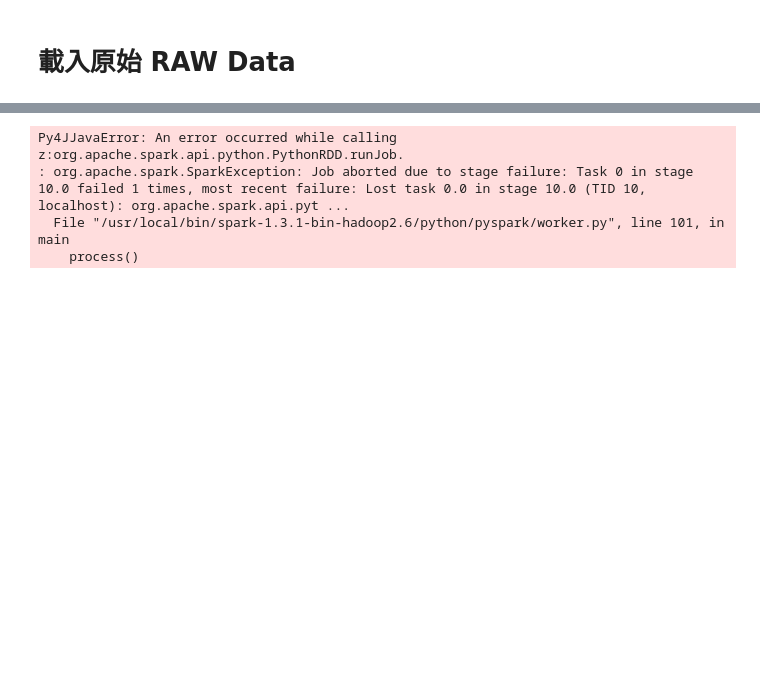
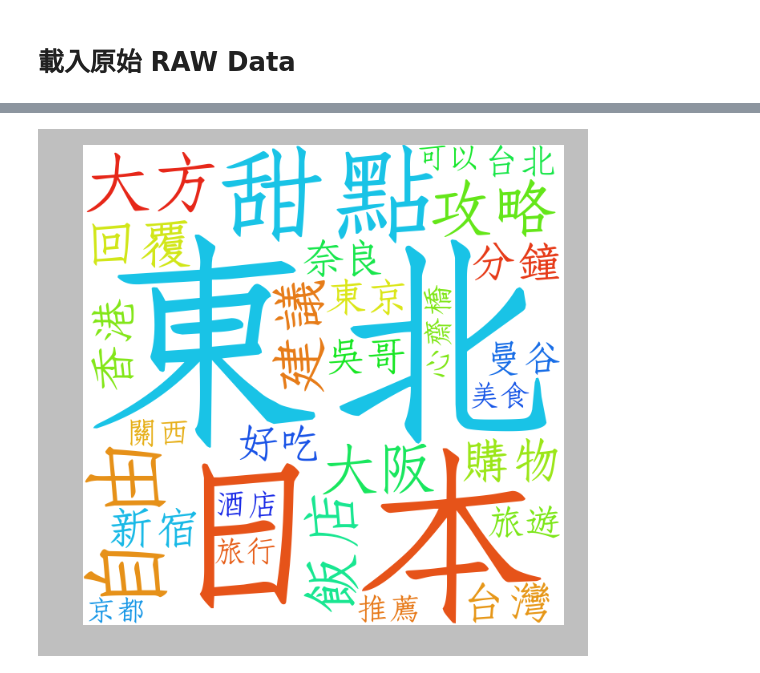
Before and after one commit to kenttw/spark_tutorial, a Jupyter notebook: 4.AnalysisArticle_Content.ipynb, the cells around one changed output, grey strips where cells are left out. Cells and saved outputs as stored; diff of their text form; code cells hidden in the pictures; blank space fills up the shorter version.

```diff
--- a/4.AnalysisArticle_Content.ipynb
+++ b/4.AnalysisArticle_Content.ipynb
@@ -45,5 +21,11 @@ def getContent(x):
     soup = BeautifulSoup(x)
     text = soup.getText().replace('\n','').replace('\r','').replace(' ','').replace('\t','')
     import jieba
-    terms = jieba.cut(text)
-    return terms
+    r = list()
+
+
+    for term in jieba.cut(text):
+        if len(term) > 1 and checkword(term): r.append(term)
+    return r
+def checkword(x):
+    return all(u'\u4e00' <= c <= u'\u9fff' for c in x)
@@ -49,0 +34,6 @@ def getContent(x):
+# %%
+parsed = all_content.mapValues(lambda x : getContent(x))
+print 'url:',parsed.first()[0]
+print 'term:',
+for term in parsed.first()[1][:10] :
+    print term ,
@@ -49,0 +58,10 @@ def getContent(x):
+# %%
+from operator import add
+top_term = parsed.map(
+    lambda x: x[1]).flatMap(
+    lambda x : x).map(
+    lambda x: (x,1)).reduceByKey(
+    add).sortBy(
+    lambda x: x[1],ascending=False)
+for term in top_term.take(10):
+    print term[0] , term[1]
@@ -53,7 +82,0 @@ ImportError: No module named jieba
-# %%
-all_content.mapValues(lambda x : getContent(x)).first()
-# %% [output]
-Py4JJavaError: An error occurred while calling z:org.apache.spark.api.python.PythonRDD.runJob.
-: org.apache.spark.SparkException: Job aborted due to stage failure: Task 0 in stage 10.0 failed 1 times, most recent failure: Lost task 0.0 in stage 10.0 (TID 10, localhost): org.apache.spark.api.pyt ...
-  File "/usr/local/bin/spark-1.3.1-bin-hadoop2.6/python/pyspark/worker.py", line 101, in main
-    process()
@@ -59,0 +86,14 @@ Py4JJavaError: An error occurred while calling z:org.apache.spark.api.python.Pyt
+# %%
+no_urls_no_tags  = " ".join(top_term.map(lambda x : x[0]).take(30))
+wordcloud = WordCloud(
+                      font_path='./cwTeXQFangsong-Medium.ttf',
+                      background_color='white',
+                      width=600,
+                      height=600
+                     ).generate(no_urls_no_tags)
+
+plt.imshow(wordcloud)
+plt.axis('off')
+plt.show()
+# %% [output]
+[figure, added]
```
Also changed, not shown: parts of 12 cells of this notebook, 4 other files.
